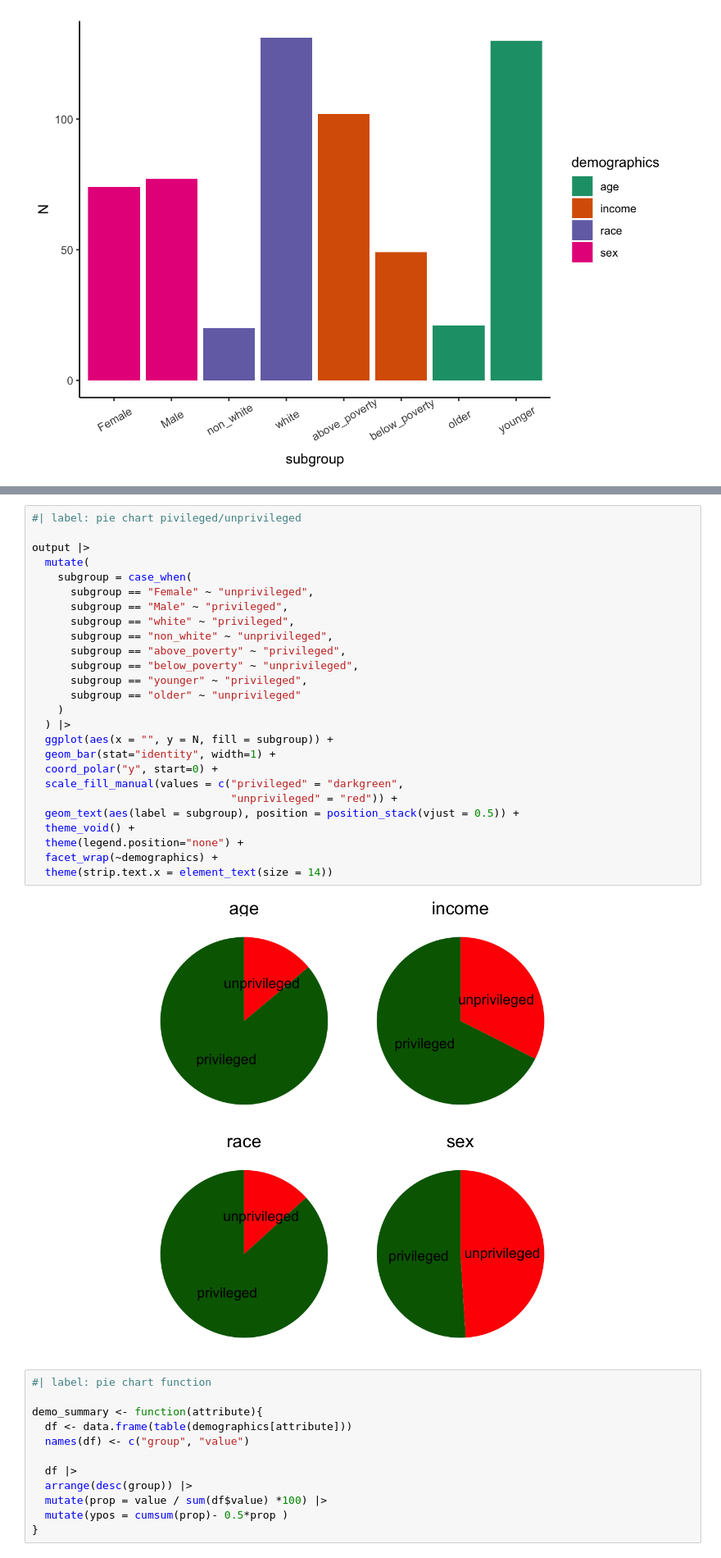
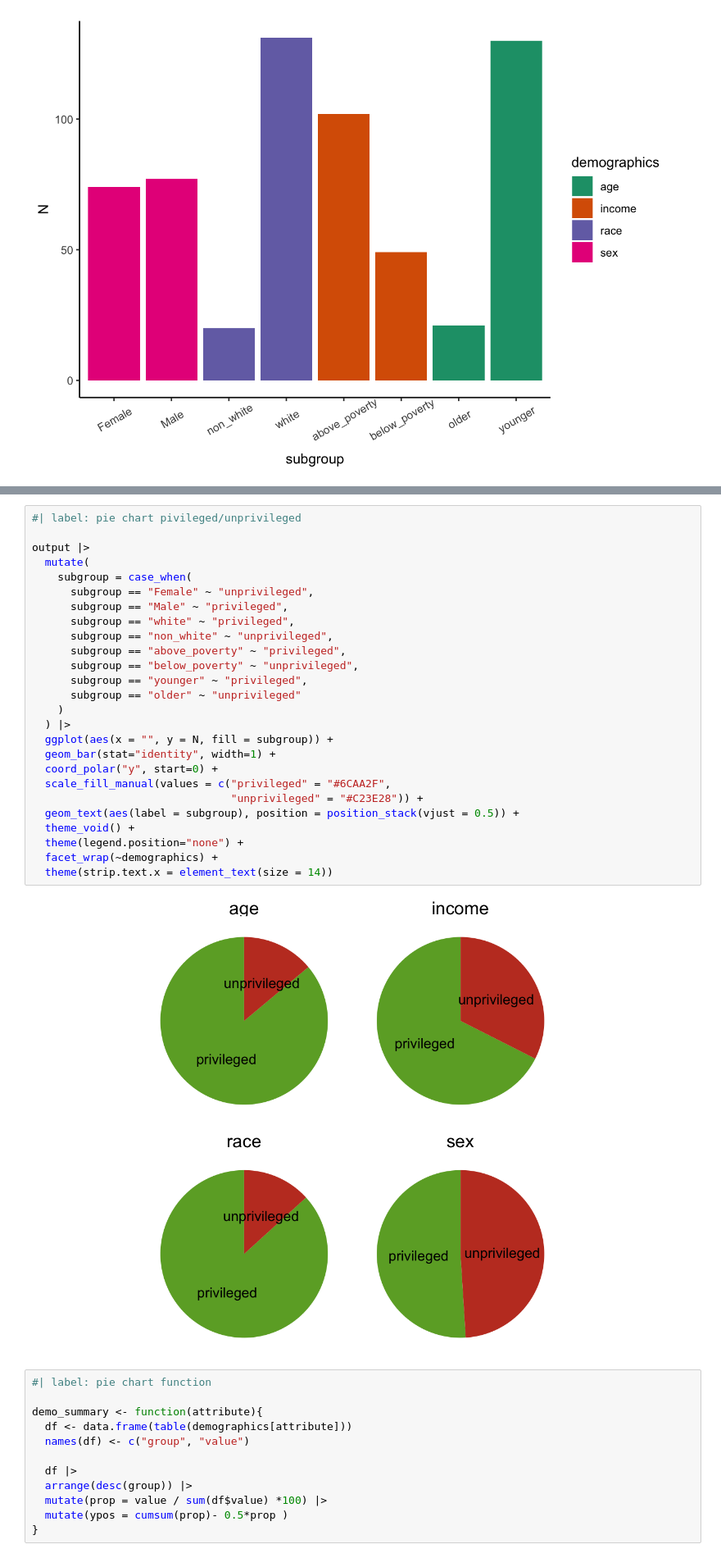
Before and after one commit to jjcurtin/study_fairema, a Jupyter notebook: notebooks/demographics.embed.ipynb, the cells around one changed output, grey strips where cells are left out. Shown at 82% size. Drawn from its saved outputs; the diff is of its cells as text.

```diff
--- a/notebooks/demographics.embed.ipynb
+++ b/notebooks/demographics.embed.ipynb
@@ -157,31 +157,31 @@ ggplot(data = output,
 # %%
 #| label: pie chart pivileged/unprivileged
 
 output |>
   mutate(
     subgroup = case_when(
       subgroup == "Female" ~ "unprivileged",
       subgroup == "Male" ~ "privileged",
       subgroup == "white" ~ "privileged",
       subgroup == "non_white" ~ "unprivileged",
       subgroup == "above_poverty" ~ "privileged",
       subgroup == "below_poverty" ~ "unprivileged",
       subgroup == "younger" ~ "privileged",
       subgroup == "older" ~ "unprivileged"
     )
   ) |>
   ggplot(aes(x = "", y = N, fill = subgroup)) +
   geom_bar(stat="identity", width=1) +
   coord_polar("y", start=0) +
-  scale_fill_manual(values = c("privileged" = "darkgreen",
-                               "unprivileged" = "red")) +
+  scale_fill_manual(values = c("privileged" = "#6CAA2F",
+                               "unprivileged" = "#C23E28")) +
   geom_text(aes(label = subgroup), position = position_stack(vjust = 0.5)) +
   theme_void() +
   theme(legend.position="none") +
   facet_wrap(~demographics) +
   theme(strip.text.x = element_text(size = 14))
 # %% [output]
-[figure, old version]
+[figure, new version]
 # %%
 #| label: pie chart function
 
```
Also changed, not shown: parts of 2 cells of this notebook, 31 other files.
